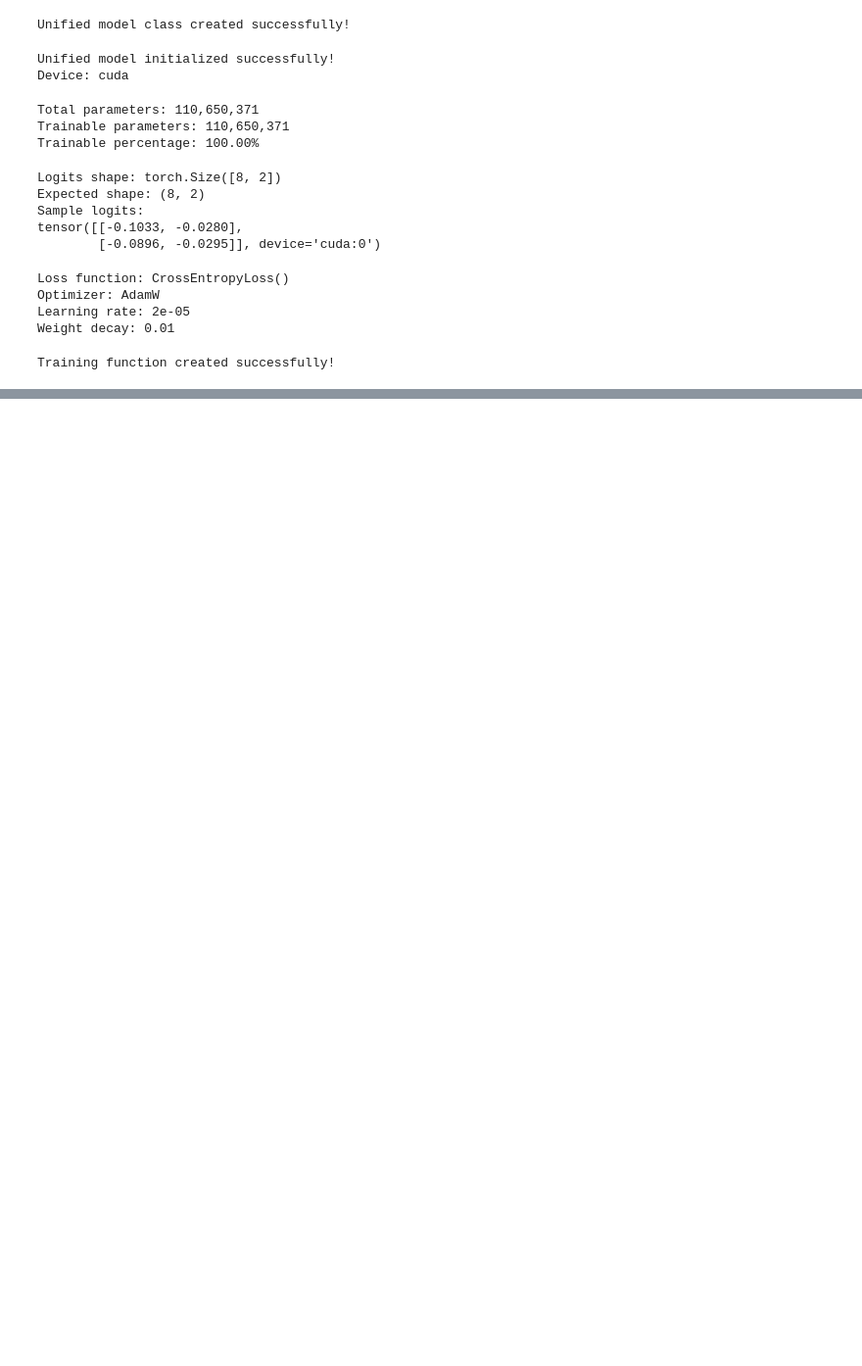
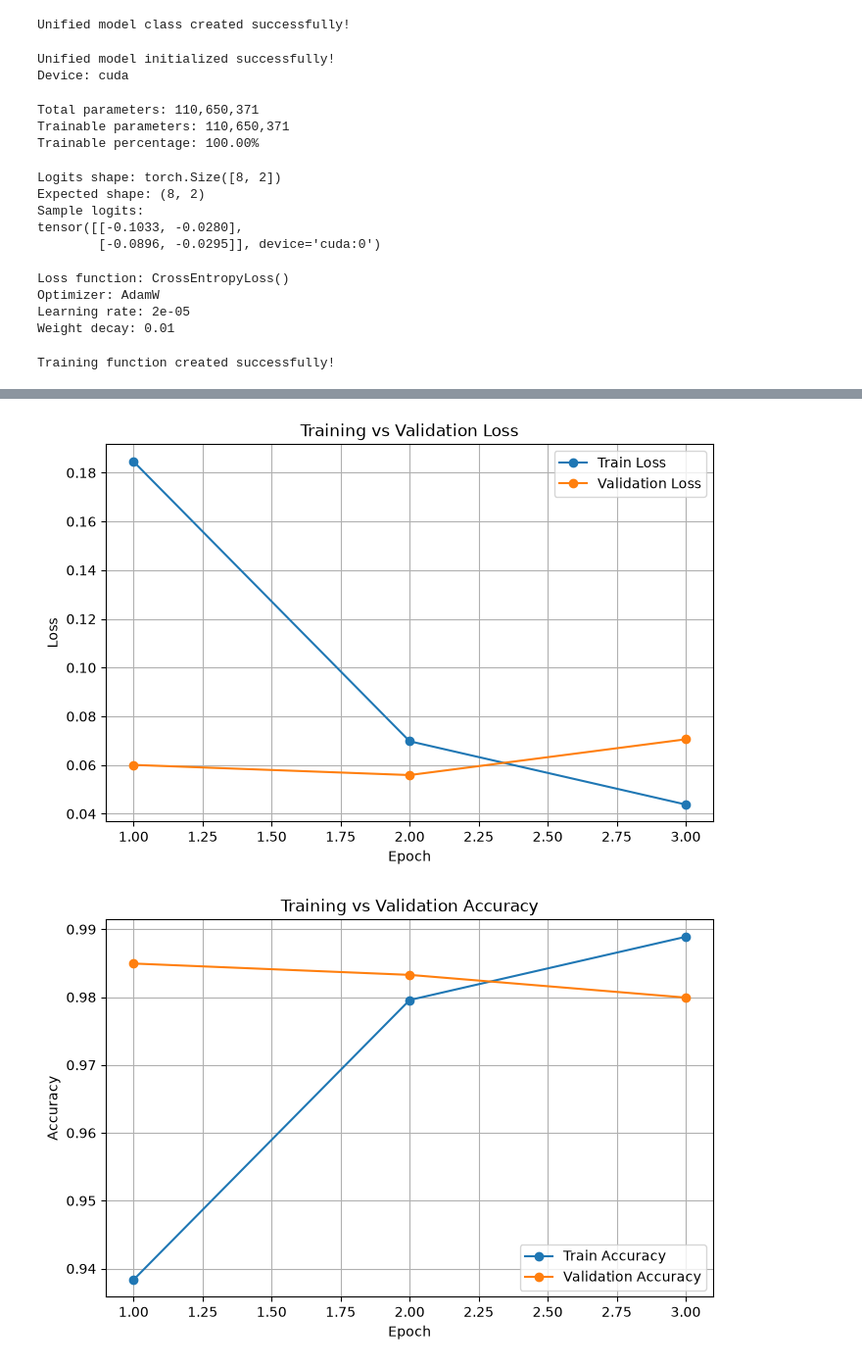
Before and after one commit to jaimulhaque/banglafake-detection, a Jupyter notebook: notebooks/02_model_training.ipynb, the cells around one changed output, grey strips where cells are left out. Shown at 98% size. Drawn from its saved outputs; the diff is of its cells as text; code cells hidden in the pictures; blank space fills up the shorter version.

```diff
--- a/notebooks/02_model_training.ipynb
+++ b/notebooks/02_model_training.ipynb
@@ -833,0 +837,20 @@ print("Validation function created successfully!")
+# %%
+# ============================================================
+# Cell 25: Set Training Configuration
+# Purpose: Define the number of training epochs and initialize
+#          storage for tracking training and validation metrics
+# ============================================================
+
+NUM_EPOCHS = 3
+
+history = {
+    "train_loss": [],
+    "train_accuracy": [],
+    "train_f1": [],
+    "val_loss": [],
+    "val_accuracy": [],
+    "val_f1": []
+}
+
+print("Number of epochs:", NUM_EPOCHS)
+print("Training history initialized successfully!")
@@ -833,0 +973,43 @@ print("Validation function created successfully!")
+# %%
+# ============================================================
+# Cell 27: Plot Training History
+# Purpose: Visualize loss, accuracy, and F1 across epochs
+#          to inspect learning behavior and overfitting
+# ============================================================
+
+import matplotlib.pyplot as plt
+
+epochs = range(1, NUM_EPOCHS + 1)
+
+plt.figure(figsize=(8, 5))
+plt.plot(epochs, history["train_loss"], marker="o", label="Train Loss")
+plt.plot(epochs, history["val_loss"], marker="o", label="Validation Loss")
+plt.xlabel("Epoch")
+plt.ylabel("Loss")
+plt.title("Training vs Validation Loss")
+plt.legend()
+plt.grid(True)
+plt.show()
+
+plt.figure(figsize=(8, 5))
+plt.plot(epochs, history["train_accuracy"], marker="o", label="Train Accuracy")
+plt.plot(epochs, history["val_accuracy"], marker="o", label="Validation Accuracy")
+plt.xlabel("Epoch")
+plt.ylabel("Accuracy")
+plt.title("Training vs Validation Accuracy")
+plt.legend()
+plt.grid(True)
+plt.show()
+
+plt.figure(figsize=(8, 5))
+plt.plot(epochs, history["train_f1"], marker="o", label="Train F1")
+plt.plot(epochs, history["val_f1"], marker="o", label="Validation F1")
+plt.xlabel("Epoch")
+plt.ylabel("F1 Score")
+plt.title("Training vs Validation F1")
+plt.legend()
+plt.grid(True)
+plt.show()
+# %% [output]
+[figure, added]
+[figure, added]
```
Also changed, not shown: parts of 18 cells of this notebook, 17 other files.
